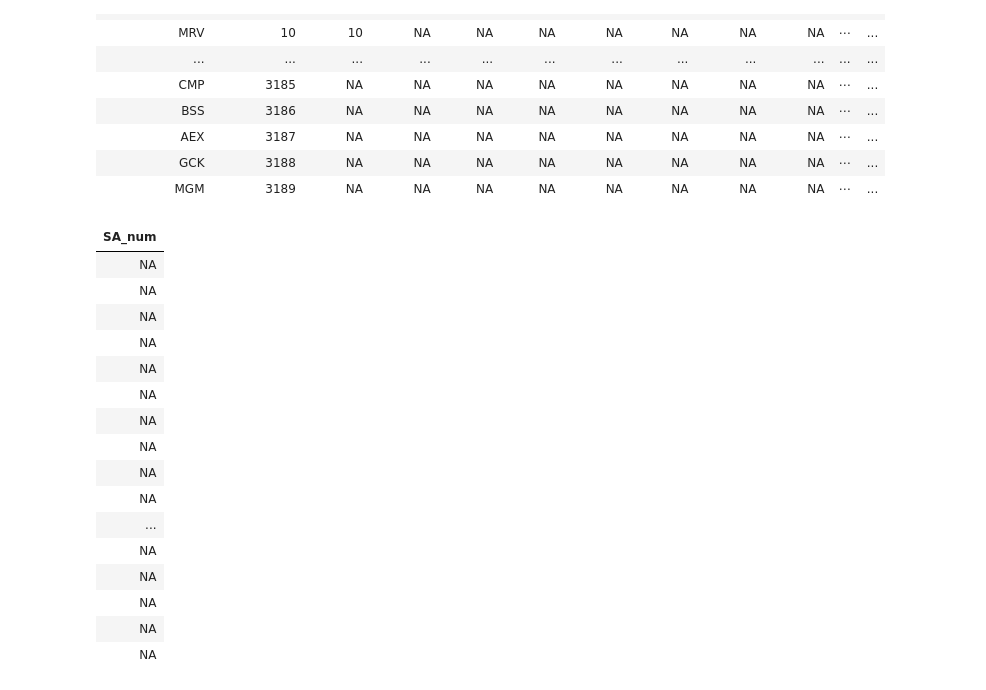
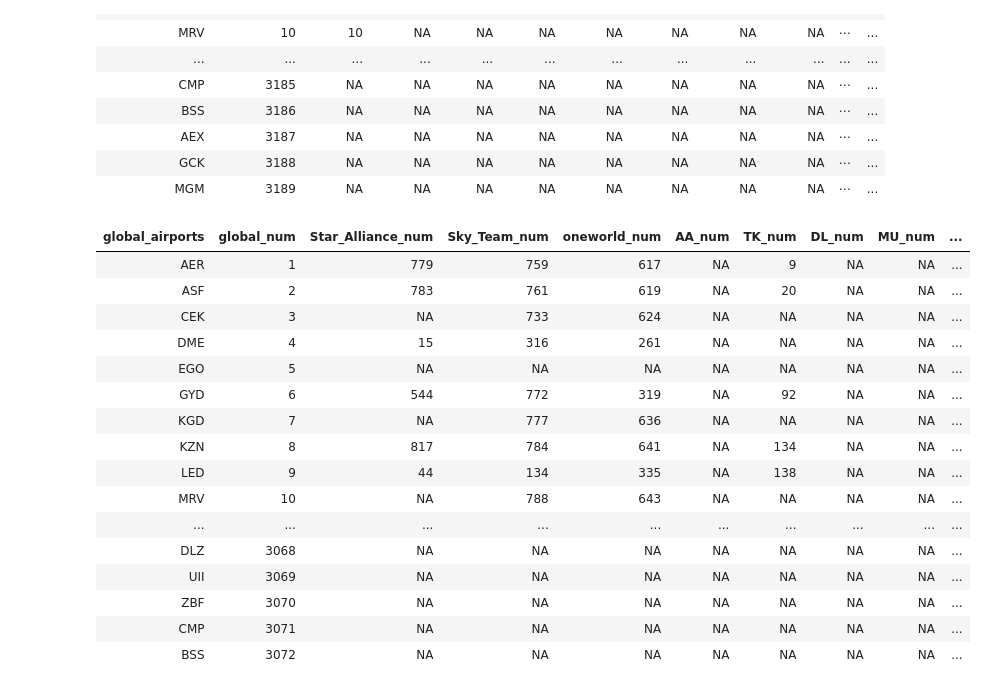
Before and after one commit to Yuriyama/Proyecto_aerolineas, a Jupyter notebook: Code/Procesamiento_datos.ipynb, the cells around one changed output. Saved outputs shown, nothing was run; the diff lists cells and outputs as text; code cells hidden in the pictures.

```diff
--- a/Code/Procesamiento_datos.ipynb
+++ b/Code/Procesamiento_datos.ipynb
@@ -1040,7 +1138,7 @@ No está conectado MEX y PTY porque al momento de filtrar, quitamos esa ruta pue
 ####################### PRIMERA PARTE #########################
 
 #Leo archivo
-dicc_global <- read.csv(file = "data/diccionario_aeropuertos_global.csv", header = FALSE, sep = ",")
+dicc_global <- read.csv(file = "data/diccionarios/global_airport_names.csv", header = FALSE, sep = ",")
 #Se le cambia el nombre de V1 a global_airports
 names(dicc_global) <- "global_airports"
 #Se convierte a caracter
@@ -1061,7 +1177,7 @@ dictionary_global %>% head
 # %%
 #Leo lista aerolineas
 
-lista_aerolineas <- read.csv(file = "data/aerolineas_matrices/lista_aerolineas.csv", header = TRUE, sep = ",")
+lista_aerolineas <- read.csv(file = "data/aerolineas_matrices/nueva_lista_aerolineas.csv", header = TRUE)#, sep = ",")
 lista_aerolineas <- as.character(lista_aerolineas$Airline)
 lista_aerolineas %>% head
 # %% [output]
@@ -1143,41 +1272,51 @@ resultado
 | GCK | 3188 | NA | NA | NA | NA | NA | NA | NA | NA | ⋯ | ... |
 | MGM | 3189 | NA | NA | NA | NA | NA | NA | NA | NA | ⋯ | ... |
 # %%
-#Algo así para agregar alianzas al diccionario.
-aero <- paste("data/diccionarios/", aerol, sep ="") #nombre de path
+############################ CICLO FOR PARA CONCATENAR LA INFORMACIÓN DE TODAS LAS AEROLÍNEAS, ALIANZAS Y TODO
+
+resultado <- 0
+
+dictionary_global <- for(i in seq_along(lista_aerolineas)){# FUN = function(i){
+
+    aerol <- paste(lista_aerolineas[i], "airport_names.csv", sep = "_") #creo nombre de archivo de aerolínea
+
+    aero <- paste("data/diccionarios/", aerol, sep ="") #nombre de path
 
     aeropuertos_aerolinea <- read.csv(file = aero, header = FALSE, sep = ",") #se lee el archivo de nombres
 
     aeropuertos_aerolinea$V1 <- as.character(aeropuertos_aerolinea$V1) #se convierte a caracter columna
 
     aerol_num <- 1:nrow(aeropuertos_aerolinea) #se crea secuencia
 
     aeropuertos_aerolinea <- cbind(aeropuertos_aerolinea, aerol_num) #Se concatenan
 
     dictionary_global <- left_join(dictionary_global, aeropuertos_aerolinea, by = c("global_airports" = "V1"), keep = TRUE)
 
     airp_seq <- paste(lista_aerolineas[i], "num", sep = "_") #se crea el nombre de la columna nueva
 
     names(dictionary_global)[ncol(dictionary_global)] <- airp_seq #se asigna el nombre
 
     resultado <- dictionary_global
 
                      }
+
+#write.csv(resultado, file = paste("data/diccionarios/dictionary_final.csv"))
+resultado
 # %% [output]
-| SA_num |
-| NA |
-| NA |
-| NA |
-| NA |
-| NA |
-| NA |
-| NA |
-| NA |
-| NA |
-| NA |
-| ... |
-| NA |
-| NA |
-| NA |
-| NA |
-| NA |
+| global_airports | global_num | Star_Alliance_num | Sky_Team_num | oneworld_num | AA_num | TK_num | DL_num | MU_num | ... |
+| AER | 1 | 779 | 759 | 617 | NA | 9 | NA | NA | ... |
+| ASF | 2 | 783 | 761 | 619 | NA | 20 | NA | NA | ... |
+| CEK | 3 | NA | 733 | 624 | NA | NA | NA | NA | ... |
+| DME | 4 | 15 | 316 | 261 | NA | NA | NA | NA | ... |
+| EGO | 5 | NA | NA | NA | NA | NA | NA | NA | ... |
+| GYD | 6 | 544 | 772 | 319 | NA | 92 | NA | NA | ... |
+| KGD | 7 | NA | 777 | 636 | NA | NA | NA | NA | ... |
+| KZN | 8 | 817 | 784 | 641 | NA | 134 | NA | NA | ... |
+| LED | 9 | 44 | 134 | 335 | NA | 138 | NA | NA | ... |
+| MRV | 10 | NA | 788 | 643 | NA | NA | NA | NA | ... |
+| ... | ... | ... | ... | ... | ... | ... | ... | ... | ... |
+| DLZ | 3068 | NA | NA | NA | NA | NA | NA | NA | ... |
+| UII | 3069 | NA | NA | NA | NA | NA | NA | NA | ... |
+| ZBF | 3070 | NA | NA | NA | NA | NA | NA | NA | ... |
+| CMP | 3071 | NA | NA | NA | NA | NA | NA | NA | ... |
+| BSS | 3072 | NA | NA | NA | NA | NA | NA | NA | ... |
```
Also changed, not shown: parts of 36 cells of this notebook, 2 other files.
